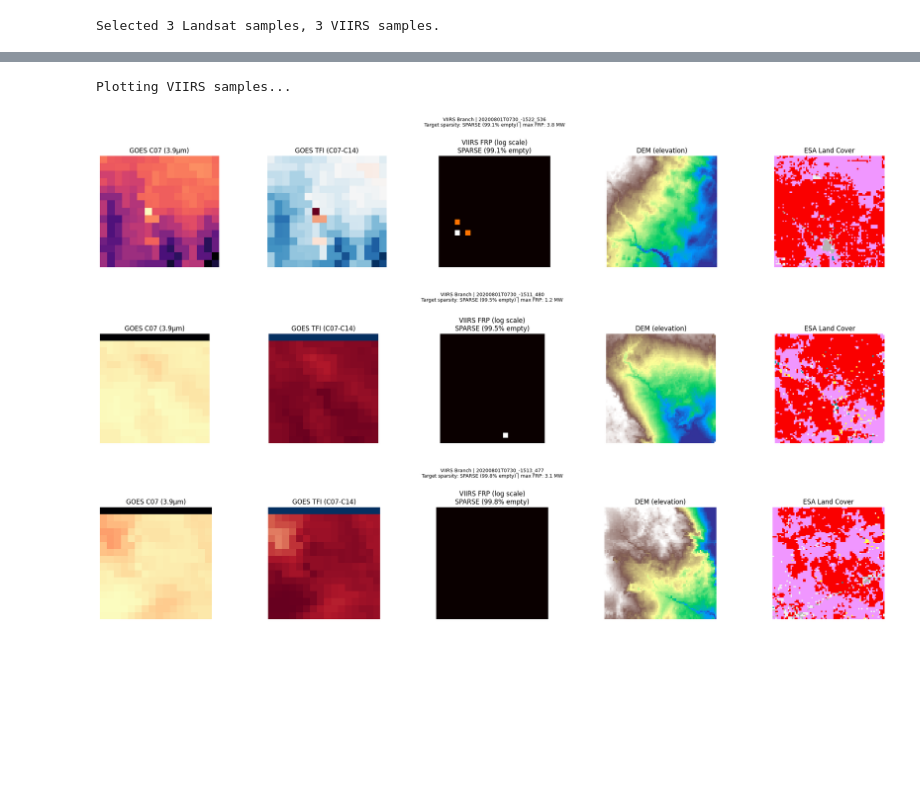
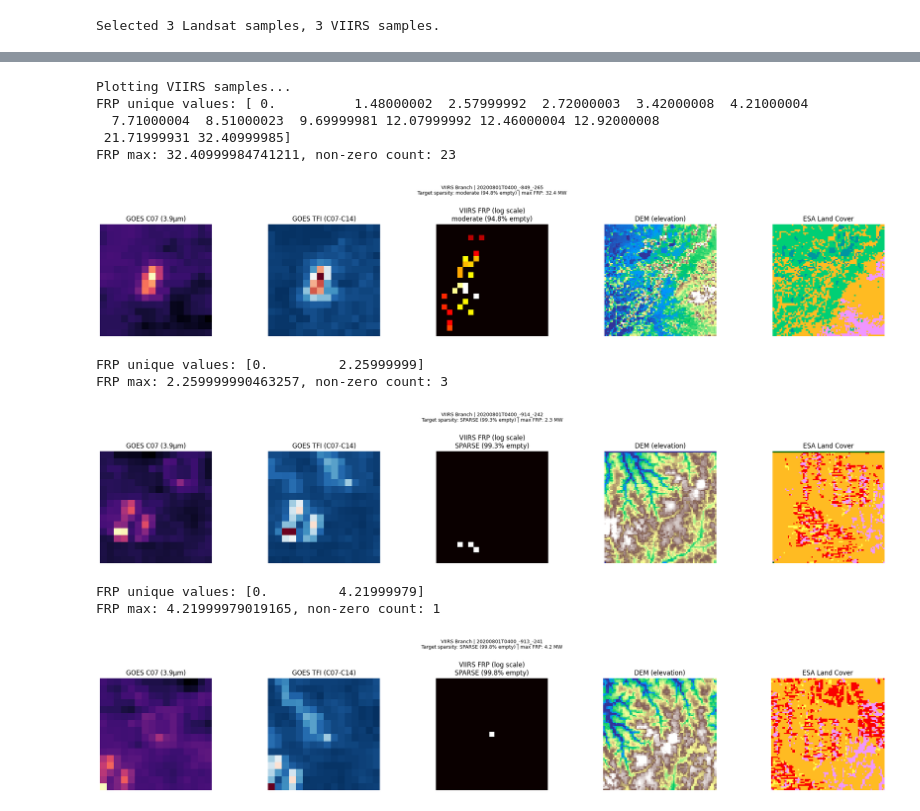
Before and after one commit to ada-th25/irp-th25-azure, a Jupyter notebook: notebooks/explore_dataset.ipynb, the cells around one changed output, grey strips where cells are left out. Saved outputs shown, nothing was run; the diff lists cells and outputs as text; code cells hidden in the pictures; blank space fills up the shorter version.

```diff
--- a/notebooks/explore_dataset.ipynb
+++ b/notebooks/explore_dataset.ipynb
@@ -482,19 +487,14 @@ VIIRS   manifests: 5
 # ── Utility: pick N samples covering sparse + dense ───────────────────────────
 
 def pick_samples(manifests, n=3):
-    """
-    Try to return samples that span the sparsity spectrum.
-    Reads the target raster to measure sparsity, then sorts and picks
-    the most-sparse, least-sparse, and one in between.
-    """
     scored = []
     for m in manifests:
         target_path = m['paths']['target'].lstrip('/')
-        # strip bucket prefix if present
-        if target_path.startswith(OUTPUT_PREFIX):
-            pass
         data, _ = read_tif_from_gcs(target_path)
         if data is None:
+            continue
+        # Skip all-zero targets
+        if np.all(data == 0):
             continue
         s = sparsity(data[0])
         scored.append((s, m))
@@ -504,7 +504,6 @@ def pick_samples(manifests, n=3):
     total = len(scored)
     if total <= n:
         return [m for _, m in scored]
-    # pick indices spread across the range
     idxs = [0, total // 2, total - 1][:n]
     return [scored[i][1] for i in idxs]
 
@@ -578,7 +577,6 @@ Plotting Landsat samples...
 def plot_viirs_sample(manifest):
     sid = manifest['id']
     paths = manifest['paths']
-
     goes_data, _ = read_tif_from_gcs(paths['goes_input'].lstrip('/'))
     vr_data, _   = read_tif_from_gcs(paths['target'].lstrip('/'))
     cov_data, _  = read_tif_from_gcs(paths['covariates'].lstrip('/'))
@@ -588,54 +586,73 @@ def plot_viirs_sample(manifest):
         print(f'  [{sid}] Skipping — missing: {missing}')
         return
 
-    # Extract GOES bands matching the structure verified by your test script
+    viirs_frp = vr_data[0].astype(float)
+
+    # Skip if no active fire pixels
+    if (viirs_frp > 0).sum() == 0:
+        print(f'  [{sid}] Skipping — no active fire pixels')
+        return
+
+    # ADD THESE — were missing from your function
     goes_c07 = goes_data[0].astype(float)
     goes_tfi = goes_data[2].astype(float) if goes_data.shape[0] > 2 else (goes_c07 - goes_data[1].astype(float))
 
-    viirs_frp = vr_data[0].astype(float)
     dem = cov_data[0].astype(float)
     lc  = cov_data[1].astype(float) if cov_data.shape[0] > 1 else np.zeros_like(dem)
-
     sp_label = classify_sparsity(viirs_frp)
 
-    # Handle potentially completely empty slices safely for printout
     if np.all(~np.isfinite(viirs_frp)):
         max_frp = 0.0
     else:
         max_frp = float(np.nanmax(viirs_frp))
 
+    # Move debug prints BEFORE the plot so we can diagnose
+    print(f"FRP unique values: {np.unique(viirs_frp)}")
+    print(f"FRP max: {viirs_frp.max()}, non-zero count: {(viirs_frp > 0).sum()}")
+
     fig, axes = plt.subplots(1, 5, figsize=(22, 4))
     fig.suptitle(f'VIIRS Branch | {sid}\nTarget sparsity: {sp_label} | max FRP: {max_frp:.1f} MW', fontsize=9, y=1.02)
 
-    # Use exact min/max limits instead of normalise to prevent complete blackouts/solid blues
     axes[0].imshow(goes_c07, cmap='magma', vmin=goes_c07.min(), vmax=goes_c07.max(), interpolation='nearest')
     axes[0].set_title('GOES C07 (3.9µm)')
 
     axes[1].imshow(goes_tfi, cmap='RdBu_r', vmin=goes_tfi.min(), vmax=goes_tfi.max(), interpolation='nearest')
     axes[1].set_title('GOES TFI (C07-C14)')
 
-    # VIIRS FRP: log-scale for better dynamic range visibility
-    frp_display = np.log1p(viirs_frp)
-    axes[2].imshow(normalise(frp_display, exclude_zeros=True), cmap='hot', interpolation='nearest')
+    viirs_frp_clean = np.where(np.isfinite(viirs_frp), viirs_frp, 0.0)
+    frp_display = np.log1p(viirs_frp_clean)
+    frp_up = np.kron(frp_display, np.ones((8, 8)))
+    frp_max = frp_up.max()
+    if frp_max > 0:
+        axes[2].imshow(frp_up / frp_max, cmap='hot', vmin=0, vmax=1, interpolation='nearest')
+    else:
+        axes[2].imshow(np.zeros_like(frp_up), cmap='hot', vmin=0, vmax=1, interpolation='nearest')
     axes[2].set_title(f'VIIRS FRP (log scale)\n{sp_label}')
 
     axes[3].imshow(normalise(dem), cmap='terrain', interpolation='nearest')
     axes[3].set_title('DEM (elevation)')
 
-    # Match ESA WorldCover Colormap configuration
     axes[4].imshow(lc, cmap=LC_CMAP, interpolation='nearest', vmin=0, vmax=100)
     axes[4].set_title('ESA Land Cover')
 
     for ax in axes:
         ax.axis('off')
     plt.tight_layout()
     plt.show()
 
 print('Plotting VIIRS samples...')
 for m in viirs_samples:
     plot_viirs_sample(m)
 # %% [output]
 Plotting VIIRS samples...
+FRP unique values: [ 0.          1.48000002  2.57999992  2.72000003  3.42000008  4.21000004
+  7.71000004  8.51000023  9.69999981 12.07999992 12.46000004 12.92000008
+ 21.71999931 32.40999985]
+FRP max: 32.40999984741211, non-zero count: 23
-[figure, old version]
+[figure, new version]
+FRP unique values: [0.         2.25999999]
+FRP max: 2.259999990463257, non-zero count: 3
-[figure, old version]
+[figure, new version]
+FRP unique values: [0.         4.21999979]
+FRP max: 4.21999979019165, non-zero count: 1
-[figure, old version]
+[figure, new version]
```
Also changed, not shown: parts of 4 cells of this notebook, 1 other file.
